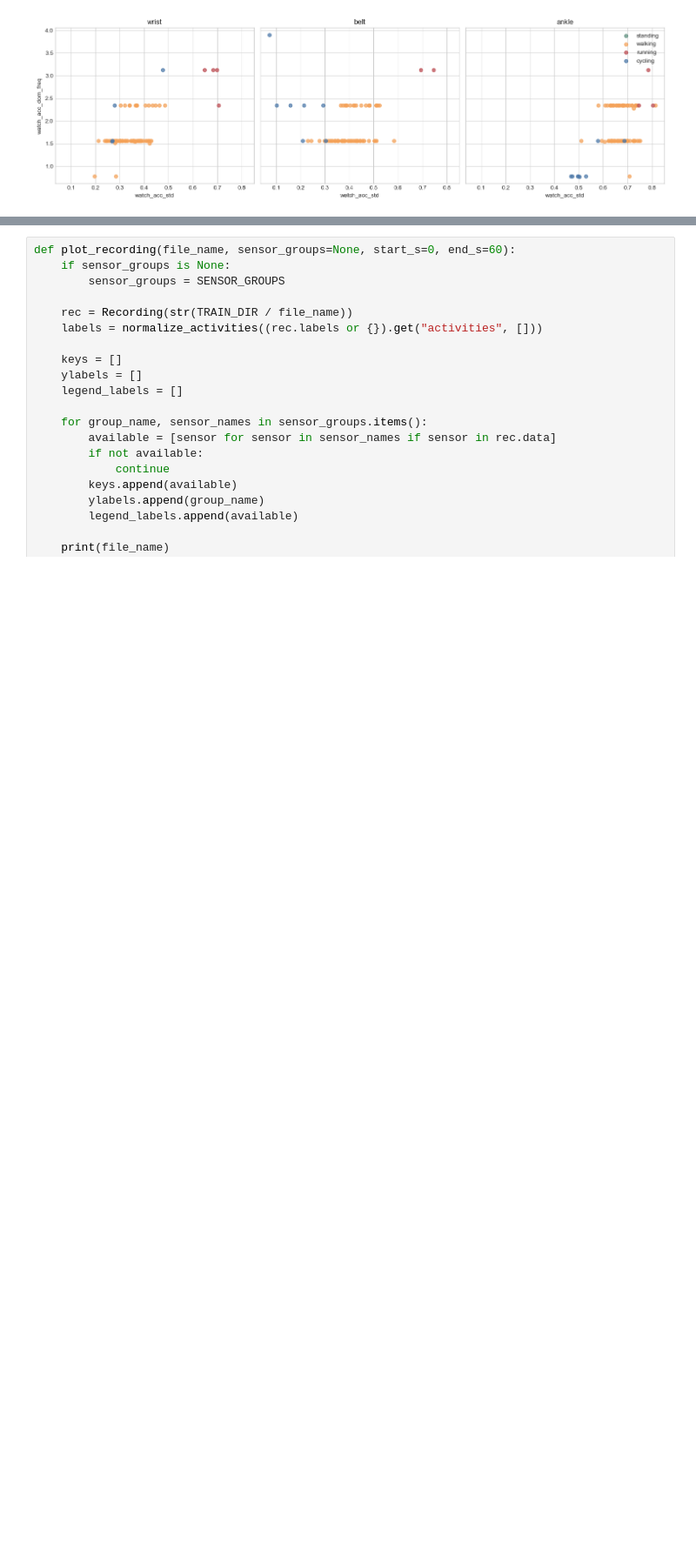
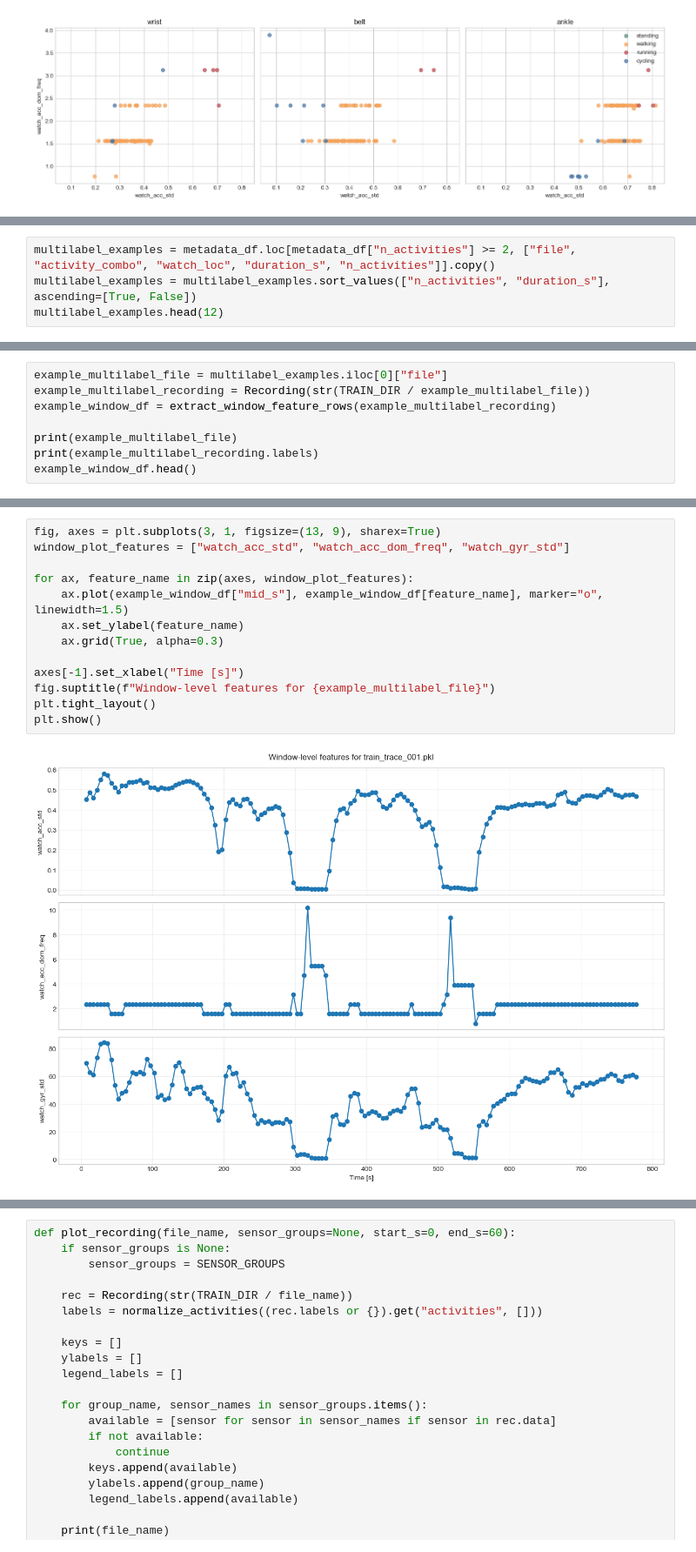
Before and after one commit to groggero/Mobile-Health, a Jupyter notebook: activity_analysis.ipynb, the cells around one changed output, grey strips where cells are left out. Shown at 87% size. Saved outputs shown, nothing was run; the diff lists cells and outputs as text; blank space fills up the shorter version.

```diff
--- a/activity_analysis.ipynb
+++ b/activity_analysis.ipynb
@@ -563,0 +633,4 @@ plt.show()
+# %%
+multilabel_examples = metadata_df.loc[metadata_df["n_activities"] >= 2, ["file", "activity_combo", "watch_loc", "duration_s", "n_activities"]].copy()
+multilabel_examples = multilabel_examples.sort_values(["n_activities", "duration_s"], ascending=[True, False])
+multilabel_examples.head(12)
@@ -563,0 +651,8 @@ plt.show()
+# %%
+example_multilabel_file = multilabel_examples.iloc[0]["file"]
+example_multilabel_recording = Recording(str(TRAIN_DIR / example_multilabel_file))
+example_window_df = extract_window_feature_rows(example_multilabel_recording)
+
+print(example_multilabel_file)
+print(example_multilabel_recording.labels)
+example_window_df.head()
@@ -563,0 +668,15 @@ plt.show()
+# %%
+fig, axes = plt.subplots(3, 1, figsize=(13, 9), sharex=True)
+window_plot_features = ["watch_acc_std", "watch_acc_dom_freq", "watch_gyr_std"]
+
+for ax, feature_name in zip(axes, window_plot_features):
+    ax.plot(example_window_df["mid_s"], example_window_df[feature_name], marker="o", linewidth=1.5)
+    ax.set_ylabel(feature_name)
+    ax.grid(True, alpha=0.3)
+
+axes[-1].set_xlabel("Time [s]")
+fig.suptitle(f"Window-level features for {example_multilabel_file}")
+plt.tight_layout()
+plt.show()
+# %% [output]
+[figure, added]
```
Also changed, not shown: parts of 16 cells of this notebook.
